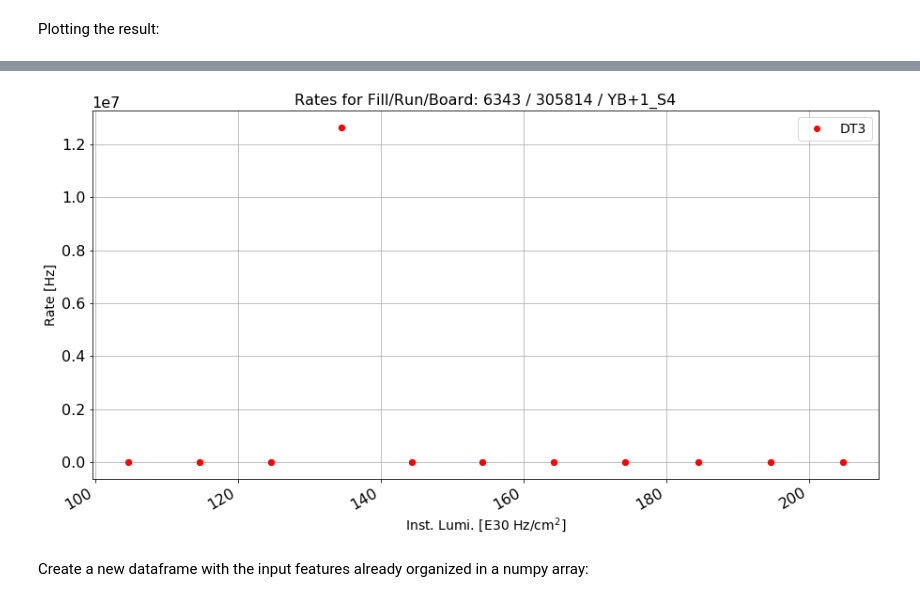
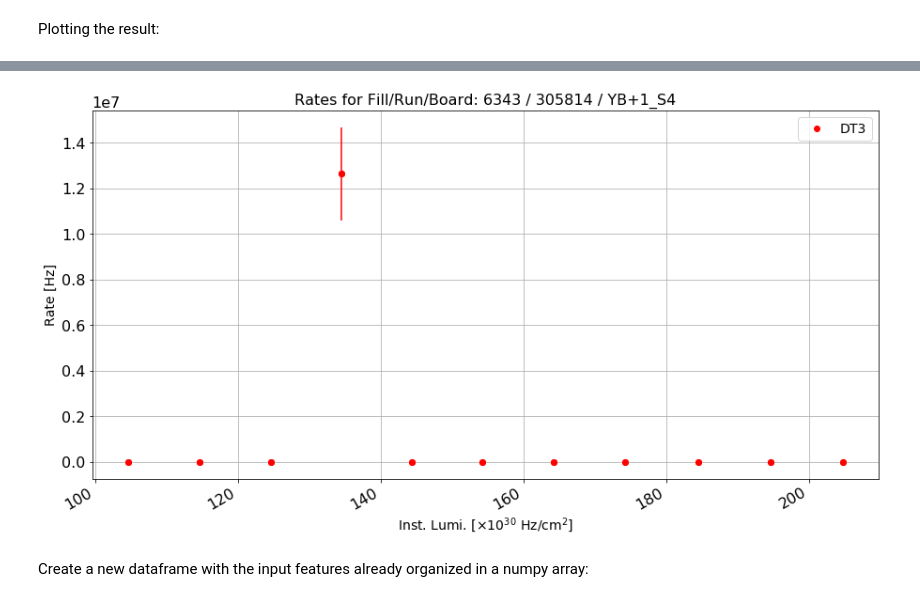
Before and after one commit to bapavlov/L1MTriggerRateMonitoringWithML, a Jupyter notebook: dt_trigger_monitoring_training.ipynb, the cells around one changed output, grey strips where cells are left out. Saved outputs shown, nothing was run; the diff lists cells and outputs as text; code cells hidden in the pictures.

```diff
--- a/dt_trigger_monitoring_training.ipynb
+++ b/dt_trigger_monitoring_training.ipynb
@@ -65,11 +67,13 @@ for run in runs:
     print("Loading %s" % run)
     path = "%s/lumi_%s.csv" % (lumi_directory, run)
     int_lumi2 = int_lumi2.append(pd.read_csv(path,
-        names=["runfill", "ls", "time", "beamstatus", "energy", "delivered", "recorded", "avgpu", "source"]),
+        names=["runfill", "ls", "time", "beamstatus", "energy", "delivered",\
+               "recorded", "avgpu", "source"]),
         ignore_index=True);
     path = "%s/dt_rates_%s.csv" % (rates_directory, run)
     df_rates = df_rates.append(pd.read_csv(path,
-        names=["run", "time", "board", "RPC1", "RPC2", "RPC3", "RPC4", "DT1", "DT2", "DT3", "DT4", "DT5"]),
+        names=["run", "time", "board", "RPC1", "RPC2", "RPC3", "RPC4",\
+               "DT1", "DT2", "DT3", "DT4", "DT5"]),
         ignore_index=True);
 print("Done.")
 # %% [output]
@@ -131,8 +135,8 @@ for i in runs:
     nLS = int(start_ls.iloc[-1]) - int(start_ls.iloc[0]) + 1
     print i, start.iloc[0], start.iloc[-1], start_ls.iloc[0], start_ls.iloc[-1], nLS
     boundaries = boundaries.append({"run": i, "start": start.iloc[0], "end": start.iloc[-1],
-                                   "ls_start": start_ls.iloc[0], "ls_end": start_ls.iloc[-1], "nLS": nLS},
-                                   ignore_index = True)
+                                   "ls_start": start_ls.iloc[0], "ls_end": start_ls.iloc[-1],\
+                                    "nLS": nLS}, ignore_index = True)
 # %% [output]
 305814 2017-10-28 05:44:33 2017-10-28 18:07:21 1 1913 1913
 306121 2017-11-03 13:10:09 2017-11-03 13:52:52 42 152 111
@@ -453,17 +448,21 @@ df_rates["group"] = df_rates["group"].apply(assignGroup)
 #print df_rates["group"]
 # %%
 temp1 = df_rates.groupby(['run', 'group', 'board', 'wheel', 'sector'])\
-[["ls", "lumi", "RPC1", "RPC2", "RPC3", "RPC4", "DT1", "DT2", "DT3", "DT4", "DT5"]].mean().reset_index()
+[["ls", "lumi", "RPC1", "RPC2", "RPC3", "RPC4",\
+  "DT1", "DT2", "DT3", "DT4", "DT5"]].mean().reset_index()
 
 temp2 = df_rates.groupby(['run', 'group', 'board', 'wheel', 'sector'])\
-[["lumi", "RPC1", "RPC2", "RPC3", "RPC4", "DT1", "DT2", "DT3", "DT4", "DT5"]].std().reset_index()
+[["lumi", "RPC1", "RPC2", "RPC3", "RPC4",\
+  "DT1", "DT2", "DT3", "DT4", "DT5"]].std().reset_index()
 
 temp3 = df_rates.groupby(['run', 'group', 'board', 'wheel', 'sector'])\
-[["lumi", "RPC1", "RPC2", "RPC3", "RPC4", "DT1", "DT2", "DT3", "DT4", "DT5"]].size().reset_index(name='counts')
+[["lumi", "RPC1", "RPC2", "RPC3", "RPC4",\
+  "DT1", "DT2", "DT3", "DT4", "DT5"]].size().reset_index(name='counts')
 
 temp2 = temp2.rename(index=str, columns={"lumi": "errLumi", "RPC1": "errRPC1", "RPC2": "errRPC2",\
                                          "RPC3": "errRPC3", "RPC4": "errRPC4", "DT1": "errDT1",\
-                                         "DT2": "errDT2", "DT3": "errDT3", "DT4": "errDT4", "DT5": "errDT5"})
+                                         "DT2": "errDT2", "DT3": "errDT3", "DT4":\
+                                         "errDT4", "DT5": "errDT5"})
 
 cols_to_use2 = temp2.columns.difference(temp1.columns)
 cols_to_use3 = temp3.columns.difference(temp1.columns)
@@ -565,9 +570,11 @@ plot_rate_vs_ls(df_rates, 306125, "lumi", "DT5", "YB+1_S4", 0, "errDT5", "Inst.
 # %%
-title = "Rates for Fill/Run/Board: "+str(int_lumi2["fill"].iloc[0])+" / "+str(boundaries["run"].iloc[0])+" / YB+1_S4"
-plot_rate_vs_ls(df_rates[(df_rates["ls"] > 100) & (df_rates["ls"] < 205)], 305814, "ls", "DT3", "YB-2_S2", 0,\
-                "errDT1", "Inst. Lumi. [E30 Hz/cm$^2$]", "Rate [Hz]", title, "ro")
+title = "Rates for Fill/Run/Board: "+str(int_lumi2["fill"].iloc[0])+" / "+\
+str(boundaries["run"].iloc[0])+" / YB+1_S4"
+plot_rate_vs_ls(df_rates[(df_rates["ls"] > 100) & (df_rates["ls"] < 205)], 305814,\
+                "ls", "DT3", "YB-2_S2", 0,\
+                "errDT3", r"Inst. Lumi. [$\times10^{30}$ Hz/cm$^2$]", "Rate [Hz]", title, "ro")
 # %% [output]
-[figure, old version]
+[figure, new version]
 # %% [markdown]
 Create a new dataframe with the input features already organized in a numpy array:
 # %%
```
Also changed, not shown: parts of 79 cells of this notebook, 3 other files.
